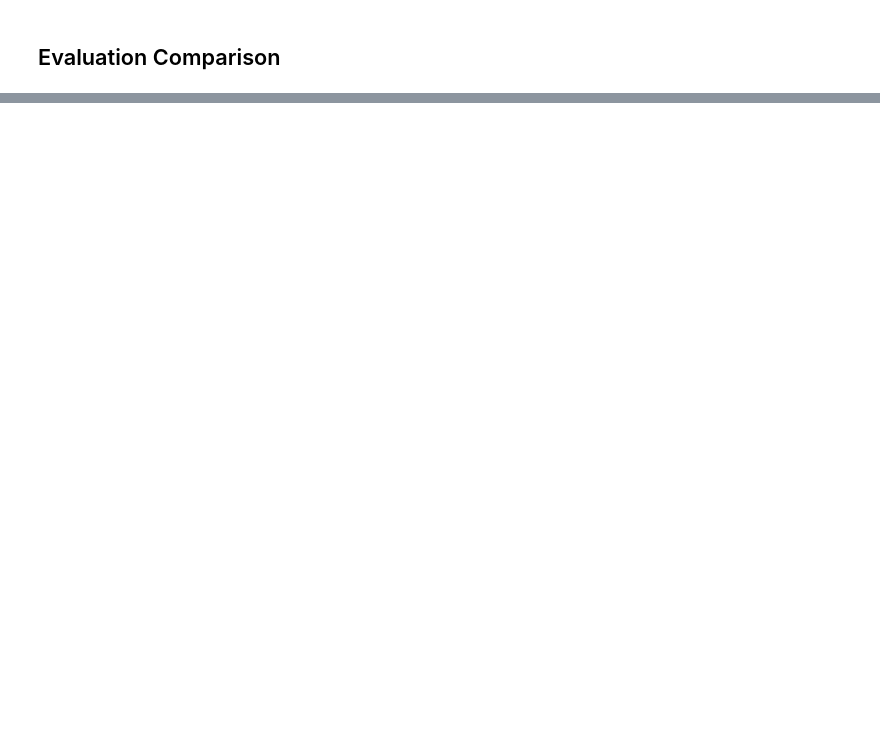
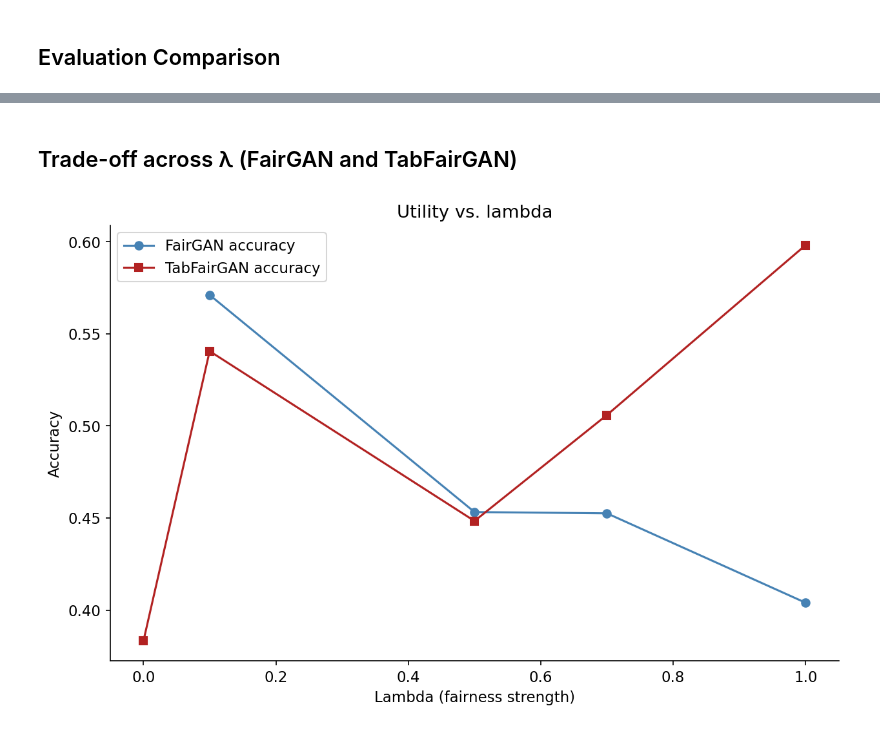
Before and after one commit to saramaggie/fair-synthetic-data-gen, a Jupyter notebook: Notebook_Classify_Eval.ipynb, the cells around one changed output, grey strips where cells are left out. Saved outputs shown, nothing was run; the diff lists cells and outputs as text; code cells hidden in the pictures; blank space fills up the shorter version.

```diff
--- a/Notebook_Classify_Eval.ipynb
+++ b/Notebook_Classify_Eval.ipynb
@@ -361,0 +488,24 @@ final_df
+# %% [markdown]
+## Trade-off across λ (FairGAN and TabFairGAN)
+# %%
+fairgan_labels = ["FairGAN_0.0", "FairGAN_0.1", "FairGAN_0.5", "FairGAN_0.7", "FairGAN_1.0"]
+fairgan_lambdas = [0.0, 0.1, 0.5, 0.7, 1.0]
+
+tabfairgan_labels = ["TabFairGAN_0.0", "TabFairGAN_0.1", "TabFairGAN_0.5", "TabFairGAN_0.7", "TabFairGAN_1.0"]
+tabfairgan_lambdas = [0.0, 0.1, 0.5, 0.7, 1.0]
+
+fairgan_accuracy = final_df.loc[fairgan_labels, "accuracy"]
+tabfairgan_accuracy = final_df.loc[tabfairgan_labels, "accuracy"]
+
+fig, ax1 = plt.subplots(figsize=(8.5, 5.5))
+ax1.plot(fairgan_lambdas, fairgan_accuracy, marker="o", color="steelblue", label="FairGAN accuracy")
+ax1.plot(tabfairgan_lambdas, tabfairgan_accuracy, marker="s", color="firebrick", label="TabFairGAN accuracy")
+ax1.set_xlabel("Lambda (fairness strength)")
+ax1.set_ylabel("Accuracy")
+ax1.set_title("Utility vs. lambda")
+ax1.legend()
+plt.tight_layout()
+plt.savefig("figures/lambda_tradeoff.png")
+plt.show()
+# %% [output]
+[figure, added]
```
Also changed, not shown: parts of 18 cells of this notebook, 4 other files.
